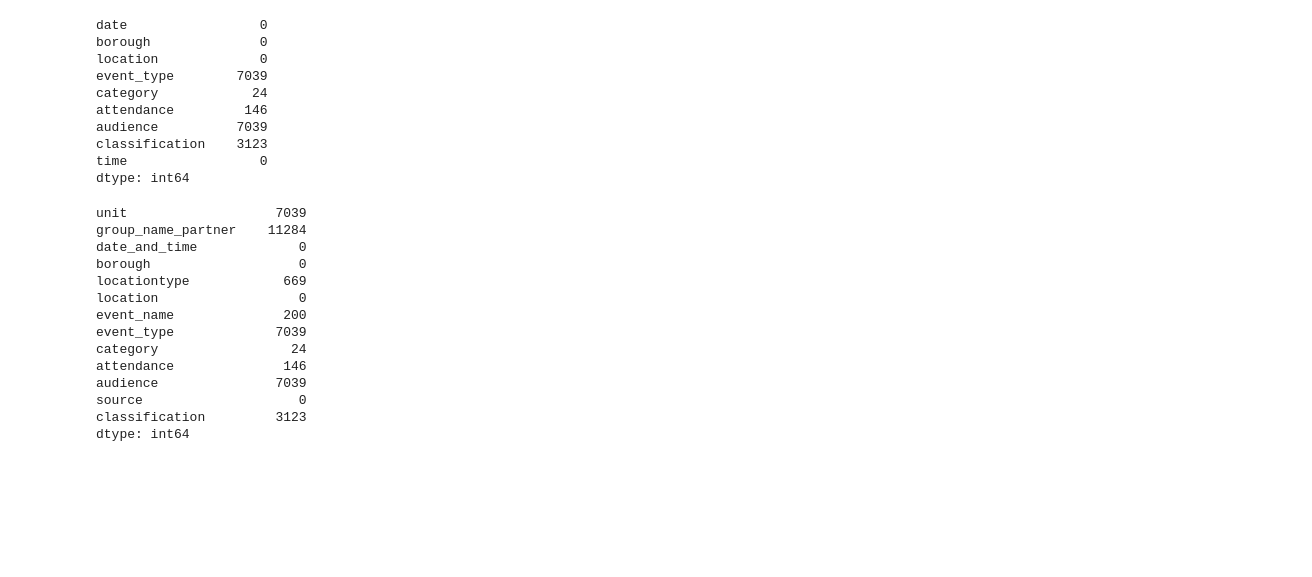
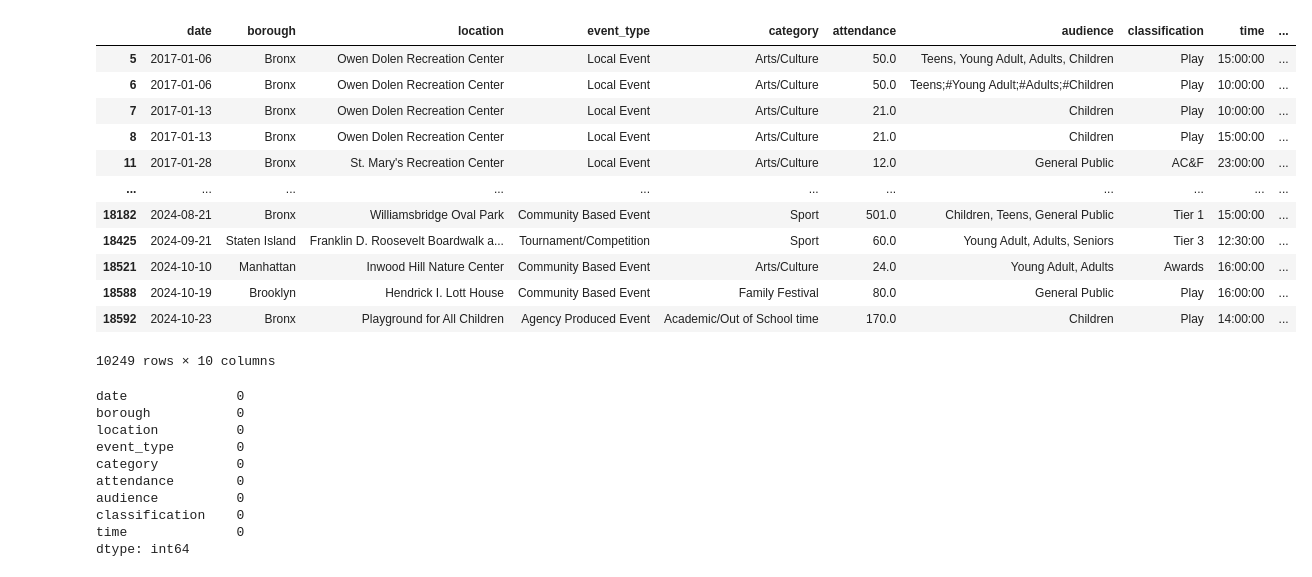
Before and after one commit to MaimunaBawa/Phase-1-Portfolio-Project, a Jupyter notebook: EDA Notebooks/Garry/Garry.NoteBook.ipynb, the cells around one changed output. Cells and saved outputs as stored; diff of their text form; code cells hidden in the pictures; blank space fills up the shorter version.

```diff
--- a/EDA Notebooks/Garry/Garry.NoteBook.ipynb
+++ b/EDA Notebooks/Garry/Garry.NoteBook.ipynb
@@ -26,0 +9,17 @@ df2
+# %%
+#For my EDA i have taken out of all the none values which bring my dataset amount to 10249 rows x 10 Columns
+data_cleaned
+# %% [output]
+|  | date | borough | location | event_type | category | attendance | audience | classification | time | ... |
+| 5 | 2017-01-06 | Bronx | Owen Dolen Recreation Center | Local Event | Arts/Culture | 50.0 | Teens, Young Adult, Adults, Children | Play | 15:00:00 | ... |
+| 6 | 2017-01-06 | Bronx | Owen Dolen Recreation Center | Local Event | Arts/Culture | 50.0 | Teens;#Young Adult;#Adults;#Children | Play | 10:00:00 | ... |
+| 7 | 2017-01-13 | Bronx | Owen Dolen Recreation Center | Local Event | Arts/Culture | 21.0 | Children | Play | 10:00:00 | ... |
+| 8 | 2017-01-13 | Bronx | Owen Dolen Recreation Center | Local Event | Arts/Culture | 21.0 | Children | Play | 15:00:00 | ... |
+| 11 | 2017-01-28 | Bronx | St. Mary's Recreation Center | Local Event | Arts/Culture | 12.0 | General Public | AC&F | 23:00:00 | ... |
+| ... | ... | ... | ... | ... | ... | ... | ... | ... | ... | ... |
+| 18182 | 2024-08-21 | Bronx | Williamsbridge Oval Park | Community Based Event | Sport | 501.0 | Children, Teens, General Public | Tier 1 | 15:00:00 | ... |
+| 18425 | 2024-09-21 | Staten Island | Franklin D. Roosevelt Boardwalk a... | Tournament/Competition | Sport | 60.0 | Young Adult, Adults, Seniors | Tier 3 | 12:30:00 | ... |
+| 18521 | 2024-10-10 | Manhattan | Inwood Hill Nature Center | Community Based Event | Arts/Culture | 24.0 | Young Adult, Adults | Awards | 16:00:00 | ... |
+| 18588 | 2024-10-19 | Brooklyn | Hendrick I. Lott House | Community Based Event | Family Festival | 80.0 | General Public | Play | 16:00:00 | ... |
+| 18592 | 2024-10-23 | Bronx | Playground for All Children | Agency Produced Event | Academic/Out of School time | 170.0 | Children | Play | 14:00:00 | ... |
+10249 rows × 10 columns
@@ -27,33 +29,15 @@ df2
 # %%
-#How Many nulls are in each column [unfiltered data]
-df.isna().sum()
+#How Many nulls are in each column after dropping null values [filtered csv ]
+data_cleaned.isna().sum()
 # %% [output]
-date                 0
-borough              0
-location             0
-event_type        7039
-category            24
-attendance         146
-audience          7039
-classification    3123
-time                 0
+date              0
+borough           0
+location          0
+event_type        0
+category          0
+attendance        0
+audience          0
+classification    0
+time              0
 dtype: int64
-# %%
-#How many nulls are in each column [unfiltered]
-df2.isna().sum()
-# %% [output]
-unit                   7039
-group_name_partner    11284
-date_and_time             0
-borough                   0
-locationtype            669
-location                  0
-event_name              200
-event_type             7039
-category                 24
-attendance              146
-audience               7039
-source                    0
-classification         3123
-dtype: int64
 # %%
```
Also changed, not shown: parts of 15 cells of this notebook.
